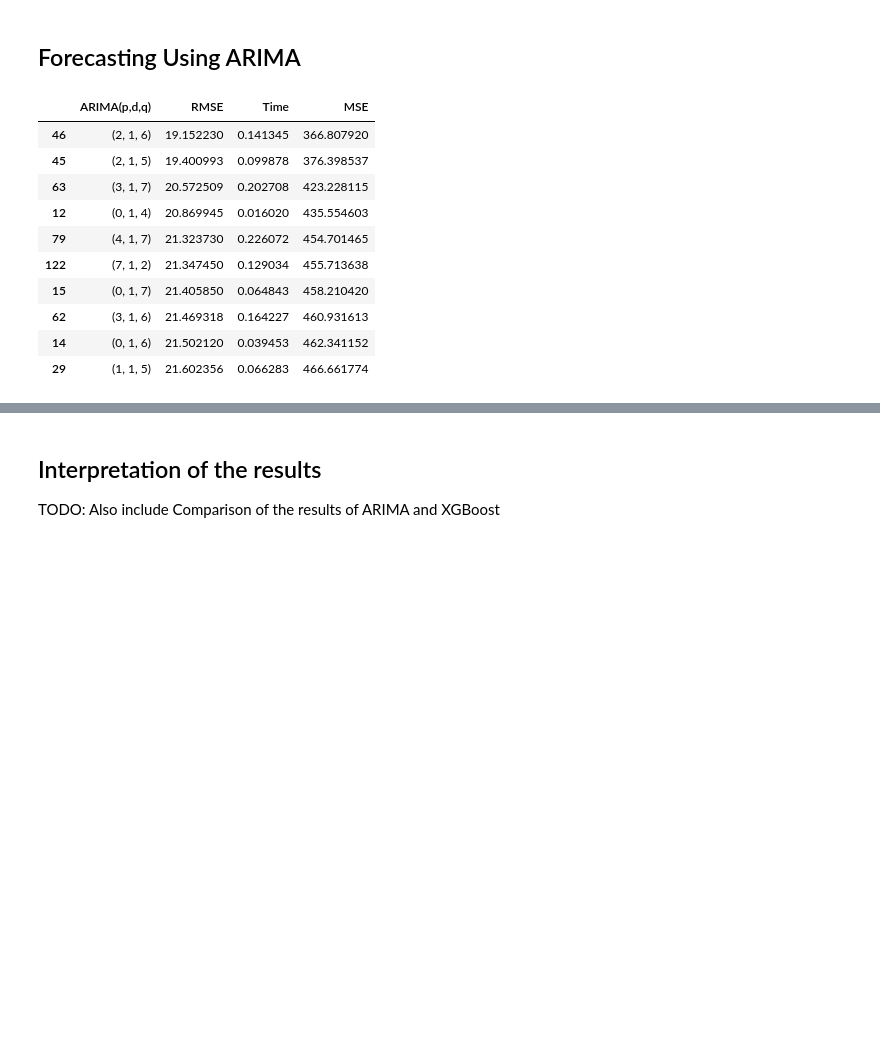
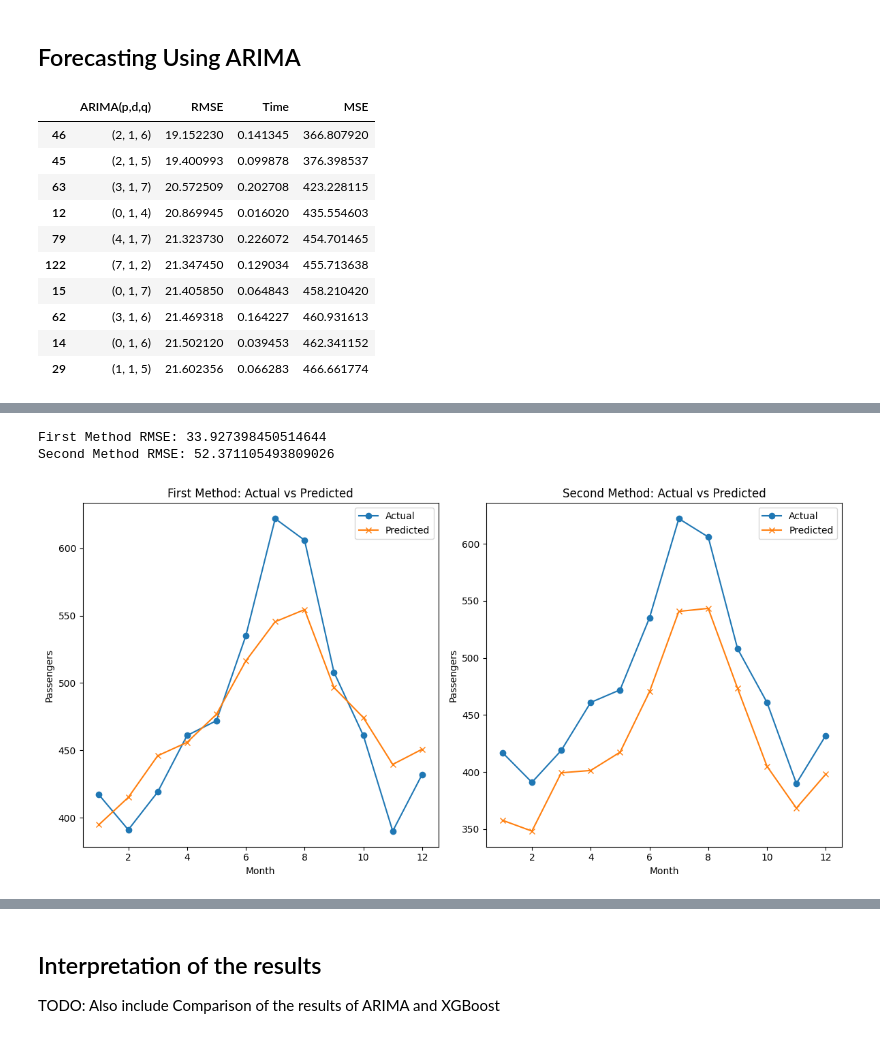
Before and after one commit to PeteCastle/airline_passengers_prediction, a Jupyter notebook: main.ipynb, the cells around one changed output, grey strips where cells are left out. Drawn from its saved outputs; the diff is of its cells as text; code cells hidden in the pictures; blank space fills up the shorter version.

```diff
--- a/main.ipynb
+++ b/main.ipynb
@@ -304,0 +321,18 @@ plt.show()
+# %%
+df = pd.read_csv('assets/international-airline-passengers.csv')
+df.columns = ['Date','Passengers']
+df["Date"] = pd.to_datetime(df["Date"], format="%Y-%m", errors="coerce")
+df = df.dropna()  # Remove rows with invalid or missing dates
+# %%
+df_lagged = create_lagged_features(df, LAGS, target_col="Passengers")
+first_method = df_lagged[
+    [f"T-{i}" for i in range(LAGS, 0, -1)] + ["Passengers"]
+].rename(columns={"Passengers": "Target"})
+
+df["Year"] = df["Date"].dt.year
+df["Month"] = df["Date"].dt.month
+df["Quarter"] = (df["Month"] - 1) // 3 + 1
+
+second_method = df[["Year", "Month", "Quarter", "Passengers"]].rename(
+    columns={"Passengers": "Target"}
+)
@@ -304,0 +406,58 @@ plt.show()
+# %%
+dtrain_first = xgb.DMatrix(X_train_first, label=y_train_first)
+dtest_first = xgb.DMatrix(X_test_first, label=y_test_first)
+
+params = {
+    "objective": "reg:squarederror",
+    "max_depth": 5,
+    "learning_rate": 0.1,
+    "subsample": 0.8,
+    "colsample_bytree": 0.8,
+    "seed": 42,
+}
+num_rounds = 100
+model_first = xgb.train(params, dtrain_first, num_rounds)
+
+# Predict for the last 12 months
+y_pred_first = model_first.predict(dtest_first)
+
+# Calculate RMSE
+rmse_first = np.sqrt(mean_squared_error(y_test_first, y_pred_first))
+print(f"First Method RMSE: {rmse_first}")
+
+# Train and evaluate for the Second Method
+dtrain_second = xgb.DMatrix(X_train_second, label=y_train_second)
+dtest_second = xgb.DMatrix(X_test_second, label=y_test_second)
+
+model_second = xgb.train(params, dtrain_second, num_rounds)
+y_pred_second = model_second.predict(dtest_second)
+rmse_second = np.sqrt(mean_squared_error(y_test_second, y_pred_second))
+print(f"Second Method RMSE: {rmse_second}")
+
+# Plot results
+plt.figure(figsize=(12, 6))
+
+# First Method Predictions
+plt.subplot(1, 2, 1)
+plt.plot(range(1, 13), y_test_first.values, label="Actual", marker="o")
+plt.plot(range(1, 13), y_pred_first, label="Predicted", marker="x")
+plt.title("First Method: Actual vs Predicted")
+plt.xlabel("Month")
+plt.ylabel("Passengers")
+plt.legend()
+
+# Second Method Predictions
+plt.subplot(1, 2, 2)
+plt.plot(range(1, 13), y_test_second.values, label="Actual", marker="o")
+plt.plot(range(1, 13), y_pred_second, label="Predicted", marker="x")
+plt.title("Second Method: Actual vs Predicted")
+plt.xlabel("Month")
+plt.ylabel("Passengers")
+plt.legend()
+
+plt.tight_layout()
+plt.show()
+# %% [output]
+First Method RMSE: 33.927398450514644
+Second Method RMSE: 52.371105493809026
+[figure, added]
```
Also changed, not shown: parts of 17 cells of this notebook, 1 other file.
